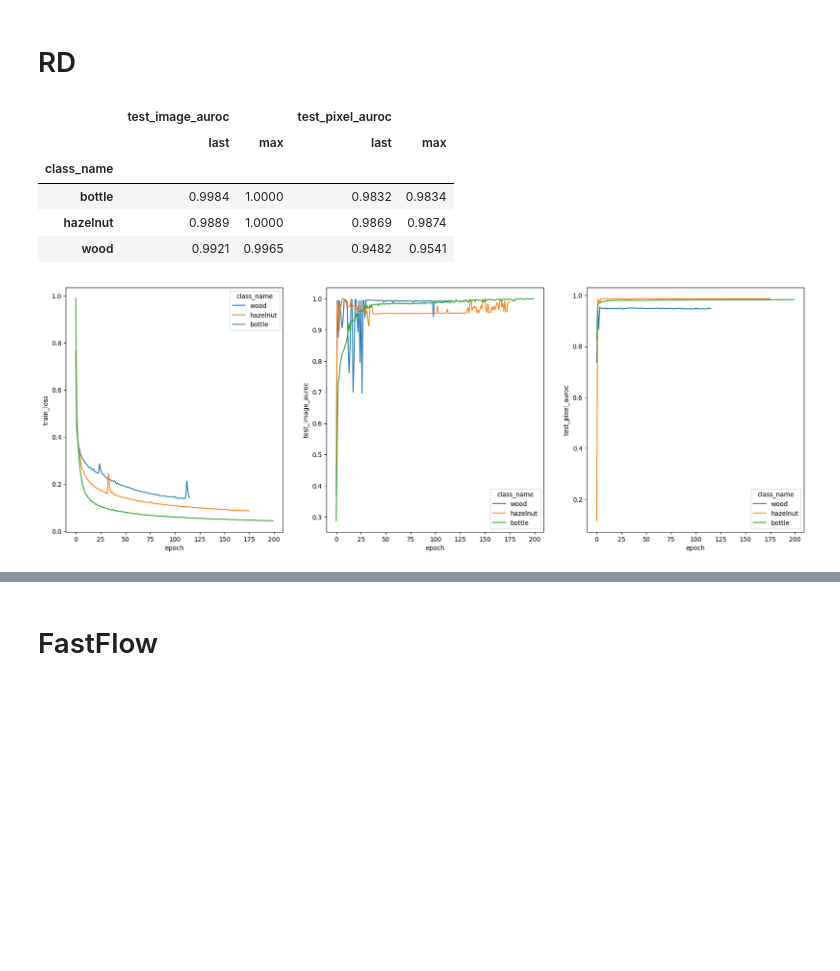
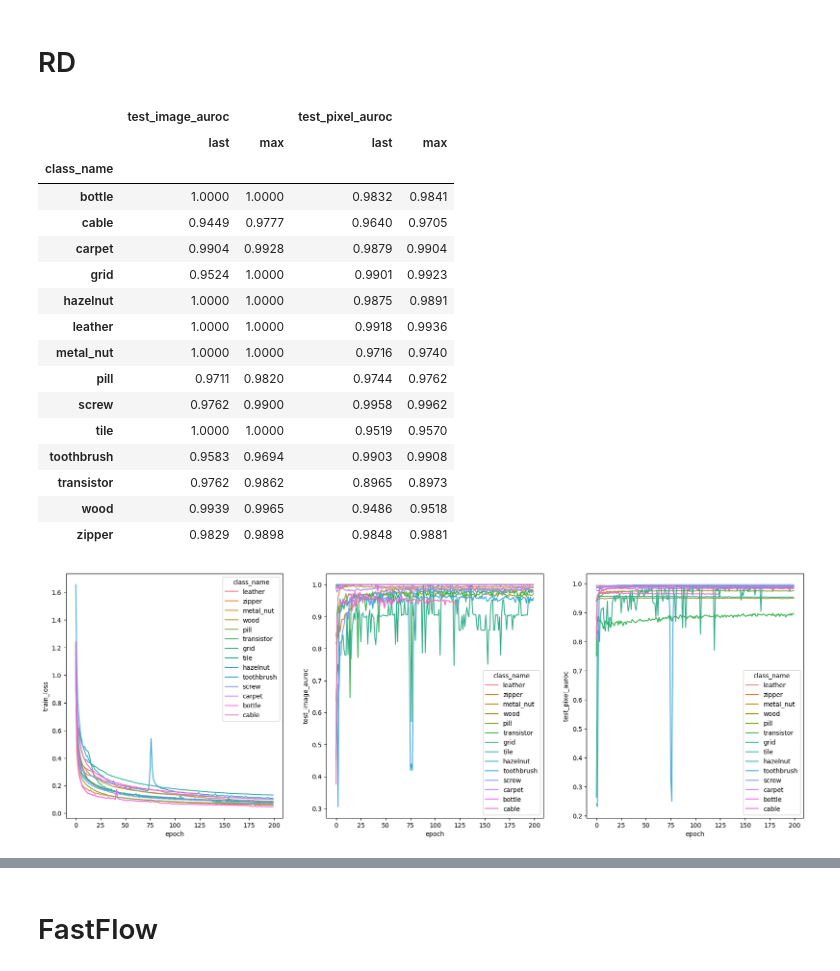
Before and after one commit to crimama/Noisy-Anomaly-Detection-for-Noise-less-train-data-, a Jupyter notebook: working_Evaluation.ipynb, the cells around one changed output, grey strips where cells are left out. Cells and saved outputs as stored; diff of their text form; code cells hidden in the pictures; blank space fills up the shorter version.

```diff
--- a/working_Evaluation.ipynb
+++ b/working_Evaluation.ipynb
@@ -59,7 +59,7 @@ mother_path = 'results'
 dataset = 'MVTecAD'
 method = 'ReverseDistillation'
 class_name = '*'
-exp_name = 'imagenet_stats-anomaly_ratio_0'
+exp_name = 'baseline-anomaly_ratio_0.0'
 seed = 42
 hue = 'class_name'
 
@@ -72,6 +72,7 @@ for log_dir in log_dirs:
     exp_name = log_dir.split('/')[4]
     temp_df['class_name'] = class_name
     temp_df['exp_name'] = exp_name
+
 
     df = pd.concat([df,temp_df])
 
@@ -80,34 +81,45 @@ fig,ax = plt.subplots(1,3, figsize=(21,7))
 
 sns.lineplot(
     x = 'epoch',
     y = 'train_loss',
     hue = hue,
     data = df,
     ax = ax[0]
 )
 sns.lineplot(
     x = 'epoch',
     y = 'test_image_auroc',
     hue = hue,
     data = df,
     ax = ax[1]
 )
 
 sns.lineplot(
     x = 'epoch',
     y = 'test_pixel_auroc',
     hue = hue,
     data = df,
     ax = ax[2]
 )
 
 result = df.groupby(hue)['test_image_auroc','test_pixel_auroc'].agg(['last', 'max'])
 result
 # %% [output]
 |  | test_image_auroc |  | test_pixel_auroc |  |
 |  | last | max | last | max |
 | class_name |  |  |  |  |
-| bottle | 0.9984 | 1.0000 | 0.9832 | 0.9834 |
-| hazelnut | 0.9889 | 1.0000 | 0.9869 | 0.9874 |
-| wood | 0.9921 | 0.9965 | 0.9482 | 0.9541 |
+| bottle | 1.0000 | 1.0000 | 0.9832 | 0.9841 |
+| cable | 0.9449 | 0.9777 | 0.9640 | 0.9705 |
+| carpet | 0.9904 | 0.9928 | 0.9879 | 0.9904 |
+| grid | 0.9524 | 1.0000 | 0.9901 | 0.9923 |
+| hazelnut | 1.0000 | 1.0000 | 0.9875 | 0.9891 |
+| leather | 1.0000 | 1.0000 | 0.9918 | 0.9936 |
+| metal_nut | 1.0000 | 1.0000 | 0.9716 | 0.9740 |
+| pill | 0.9711 | 0.9820 | 0.9744 | 0.9762 |
+| screw | 0.9762 | 0.9900 | 0.9958 | 0.9962 |
+| tile | 1.0000 | 1.0000 | 0.9519 | 0.9570 |
+| toothbrush | 0.9583 | 0.9694 | 0.9903 | 0.9908 |
+| transistor | 0.9762 | 0.9862 | 0.8965 | 0.8973 |
+| wood | 0.9939 | 0.9965 | 0.9486 | 0.9518 |
+| zipper | 0.9829 | 0.9898 | 0.9848 | 0.9881 |
-[figure, old version]
+[figure, new version]
```
Also changed, not shown: parts of 5 cells of this notebook, 2 other files.
